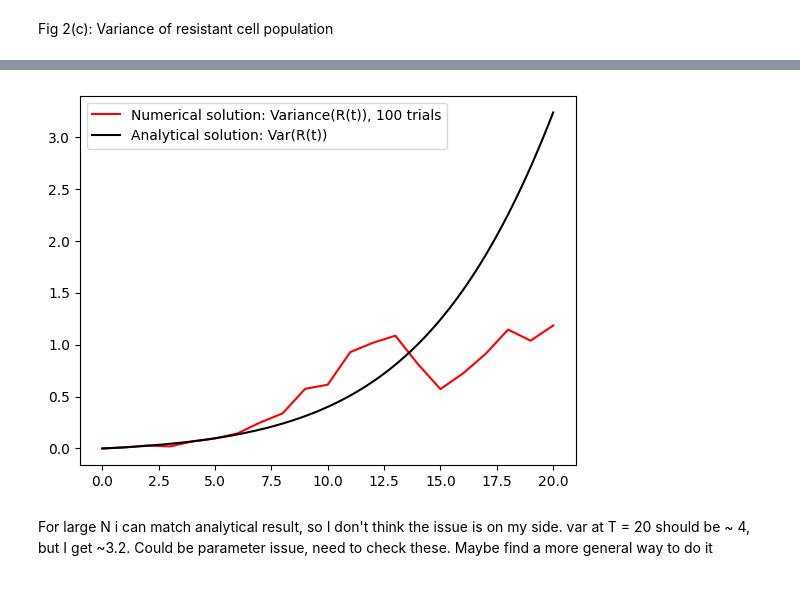
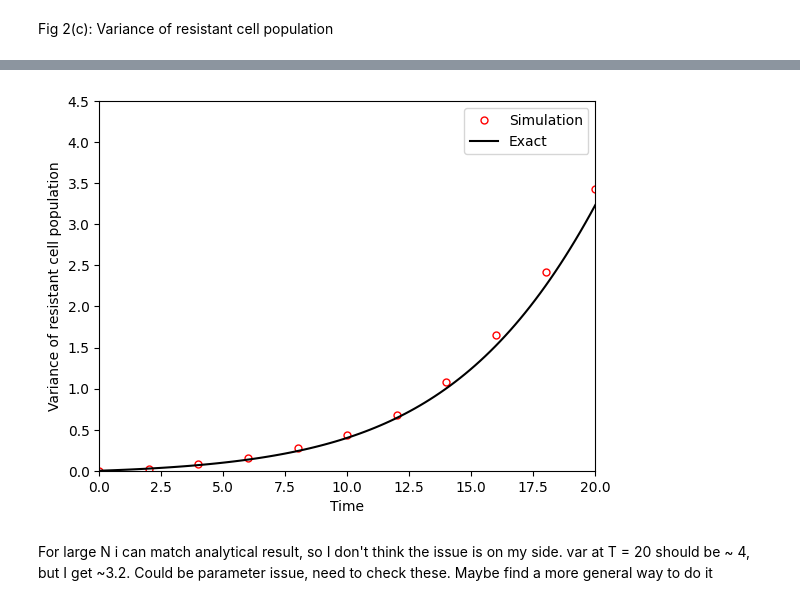
Before and after one commit to colmmcc2000/RSCAM_Group_11, a Jupyter notebook: code_RSCAM.ipynb, the cells around one changed output, grey strips where cells are left out. Cells and saved outputs as stored; diff of their text form; code cells hidden in the pictures.

```diff
--- a/code_RSCAM.ipynb
+++ b/code_RSCAM.ipynb
@@ -391,13 +412,3 @@ def var_R(T):
         return full
     value, _ = integrate.quad(integrand, 0, T)
     return value
-# %%
-T = 20
-
-vals_v = np.linspace(0, T, 100)
-store_v = np.zeros(len(vals_v))
-for i, _ in enumerate(vals_v):
-    store_v[i] = var_R(_)
-plt.plot(vals_v, store_v, c = 'black', linestyle = '-', label = 'Analytical solution: Var(R(t))')
-plt.legend()
-plt.show()
@@ -406,27 +415,35 @@ plt.show()
 # %%
-N = 100 #Number of trials. Need a lot for this (~5000)
+N = 20000 #Number of trials. Need a lot for this (~5000)
 T = 20
 M0 = 100
 R0 = 0
 beta = 0.7
 u = 1e-3
 C2 = 0.1
 B1 = 0.1
 grid, mean_pop, mean_r, probs, var = get_mean_trajectory_double(N, T, M0, R0,
                                                             example_rates_double, beta, u, B1, C2)
-plt.plot(grid, var, c = 'red', label = f'Numerical solution: Variance(R(t)), {N} trials' )
+plt.plot(grid, var, 'o', c = 'red', markevery = 2, markersize = 5, fillstyle = 'none', label = f'Simulation' )
 
 vals_v = np.linspace(0, T, 100)
 store_v = np.zeros(len(vals_v))
 for i, _ in enumerate(vals_v):
     store_v[i] = var_R(_)
-plt.plot(vals_v, store_v, c = 'black', linestyle = '-', label = 'Analytical solution: Var(R(t))')
+plt.plot(vals_v, store_v, c = 'black', linestyle = '-', label = 'Exact')
 plt.legend()
 
+plt.xlim(0, 20)
+plt.ylim(0, 4.5)
+
+plt.ylabel('Variance of resistant cell population')
+plt.xlabel('Time')
+
+
+plt.savefig('Figs/double_type_variance.pdf', format='pdf', bbox_inches='tight', dpi=300)
 
 plt.show()
 # %% [output]
-[figure, old version]
+[figure, new version]
 # %% [markdown]
 For large N i can match analytical result, so I don't think the issue is on my side. var at T = 20 should be ~ 4, but I get ~3.2. Could be parameter issue, need to check these. Maybe find a more general way to do it
 # %%
```
Also changed, not shown: parts of 9 cells of this notebook, 4 other files.
